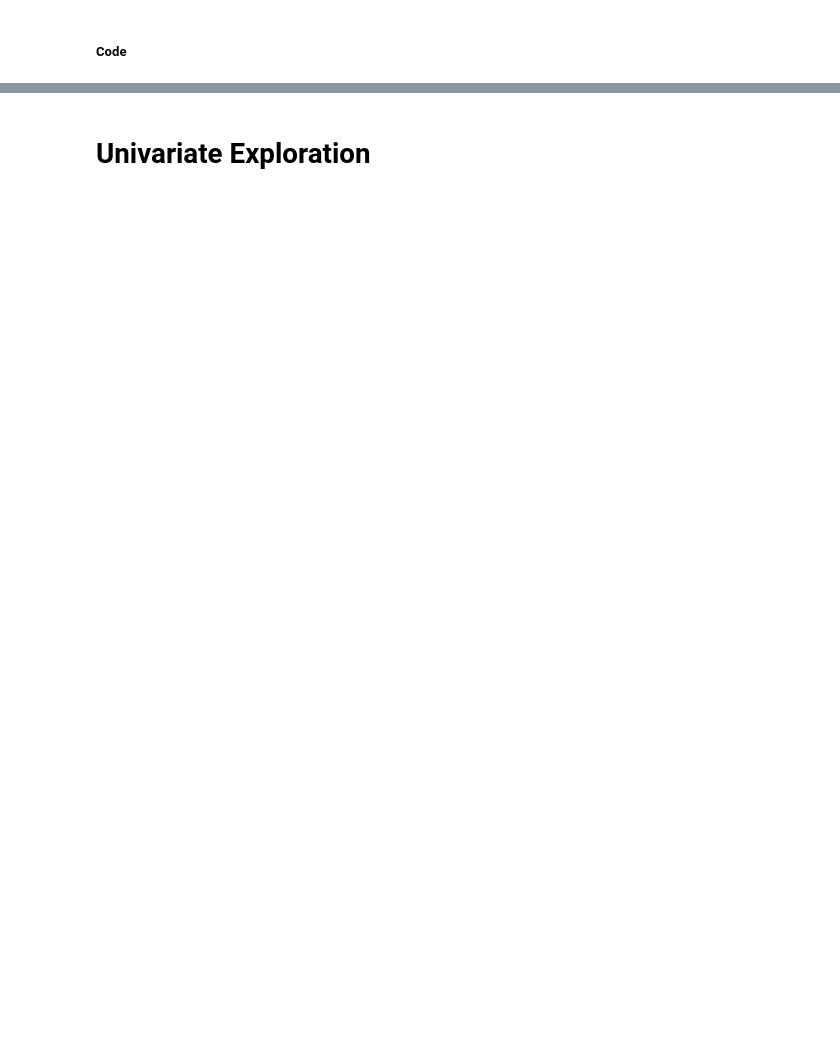
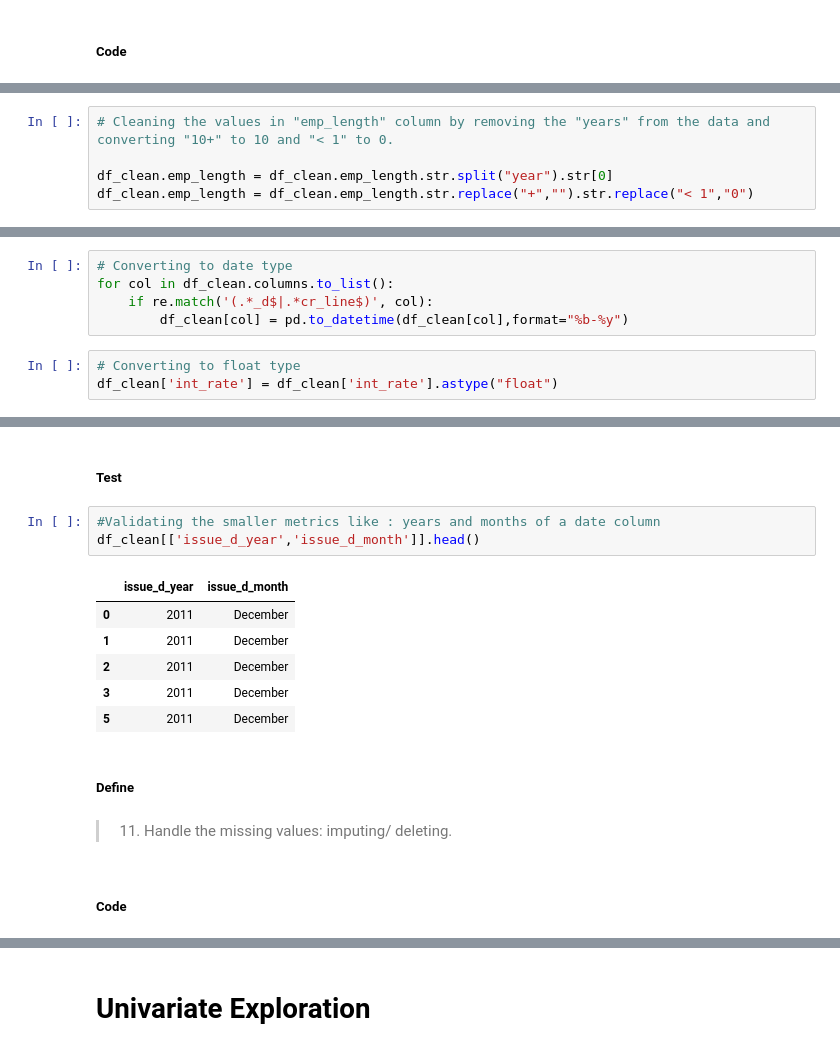
Before and after one commit to AnkitSurana/LendingClubCaseStudy, a Jupyter notebook: Ankit/Group_Facilitator_Name.ipynb, the cells around one changed output, grey strips where cells are left out. Cells and saved outputs as stored; diff of their text form; blank space fills up the shorter version.

```diff
--- a/Ankit/Group_Facilitator_Name.ipynb
+++ b/Ankit/Group_Facilitator_Name.ipynb
@@ -215,0 +245,5 @@ uniqueness(df1.columns.to_list())
+# %%
+# Cleaning the values in "emp_length" column by removing the "years" from the data and converting "10+" to 10 and "< 1" to 0.
+
+df_clean.emp_length = df_clean.emp_length.str.split("year").str[0]
+df_clean.emp_length = df_clean.emp_length.str.replace("+","").str.replace("< 1","0")
@@ -236,0 +285,8 @@ Name: count, dtype: int64
+# %%
+# Converting to date type
+for col in df_clean.columns.to_list():
+    if re.match('(.*_d$|.*cr_line$)', col):
+        df_clean[col] = pd.to_datetime(df_clean[col],format="%b-%y")
+# %%
+# Converting to float type
+df_clean['int_rate'] = df_clean['int_rate'].astype("float")
@@ -256,0 +331,18 @@ memory usage: 13.0+ MB
+# %% [markdown]
+##### Test
+# %%
+#Validating the smaller metrics like : years and months of a date column
+df_clean[['issue_d_year','issue_d_month']].head()
+# %% [output]
+|  | issue_d_year | issue_d_month |
+| 0 | 2011 | December |
+| 1 | 2011 | December |
+| 2 | 2011 | December |
+| 3 | 2011 | December |
+| 5 | 2011 | December |
+# %% [markdown]
+##### Define
+# %% [markdown]
+> 11) Handle the missing values: imputing/ deleting.
+# %% [markdown]
+##### Code
```
Also changed, not shown: parts of 62 cells of this notebook.
